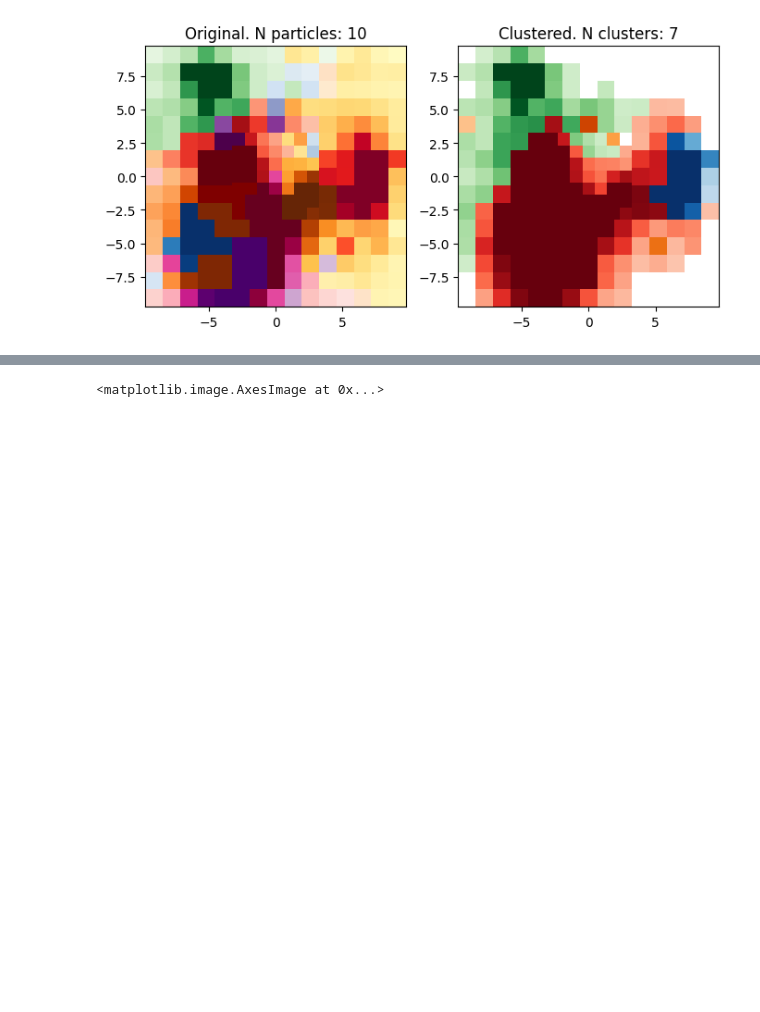
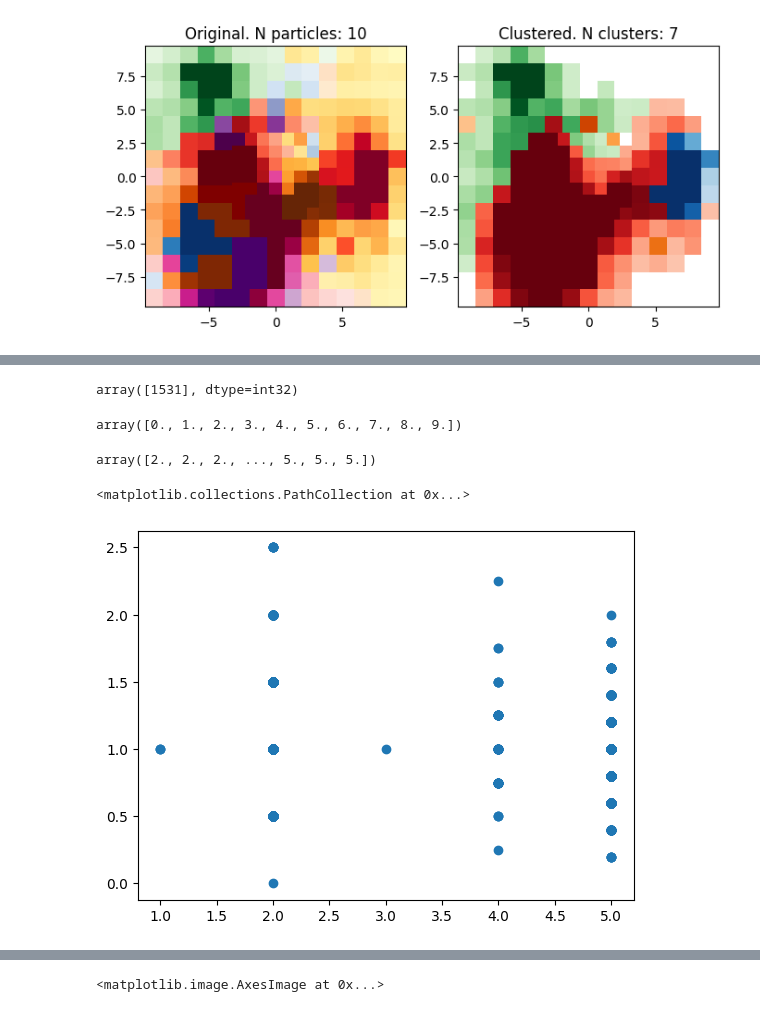
Before and after one commit to Bjartensen/python_focalh_clustering, a Jupyter notebook: notebooks/study.ipynb, the cells around one changed output, grey strips where cells are left out. Cells and saved outputs as stored; diff of their text form; code cells hidden in the pictures; blank space fills up the shorter version.

```diff
--- a/notebooks/study.ipynb
+++ b/notebooks/study.ipynb
@@ -21,7 +25,7 @@ from lib.metrics import count_clusters, count_labels
 # %% [markdown]
 # Study overview
 # %%
-study_file = "../studies/study_ma_25082025_160132.pkl"
+study_file = "studies/study_ma_25082025_160132.pkl"
 with open(study_file, "rb") as f:
     loaded_bundle = pickle.load(f)
 print(f"bundle: \n{loaded_bundle}")
@@ -43,10 +47,10 @@ par3: None
 # %% [markdown]
 # Evaluate studies
 # %%
-ma_study_file = "../studies/study_ma_24082025_133543.pkl"
+ma_study_file = "studies/study_ma_24082025_133543.pkl"
 
-cnn_study_file = "../studies/study_cnn_24082025_132142.pkl"
-cnn_model_file = "../studies/model_cnn_24082025_132142.pt"
+cnn_study_file = "studies/study_cnn_24082025_132142.pkl"
+cnn_model_file = "studies/model_cnn_24082025_132142.pt"
 # %%
 with open(ma_study_file, "rb") as f:
     loaded_bundle = pickle.load(f)
@@ -154,0 +161,14 @@ cluster_event(filename, entry, ma_study)
+# %%
+with open("analysis/data.yaml", "r") as file:
+    data_config = yaml.safe_load(file)
+with open(ma_study_file, "rb") as f:
+    loaded_bundle = pickle.load(f)
+ma_study = loaded_bundle
+ma_pars = ma_study["study"].best_params
+ma_cluster = ModifiedAggregationClusterer()
+adj, values, labels = ma_cluster.data(data_config["eval_test"])
+ma_tags = ma_cluster.cluster(ma_pars["seed"], ma_pars["agg"], adj, values)
+# %%
+score = compute_score(ma_tags, labels, values, "efficiency")
+count = compute_score(ma_tags, labels, values, "count_labels")
+idx = np.linspace(0,len(count)-1,len(count), dtype=np.int32)
@@ -154,0 +190,17 @@ cluster_event(filename, entry, ma_study)
+# %%
+idx[count==3]
+# %% [output]
+array([1531], dtype=int32)
+# %%
+np.linspace(0,9,10)
+# %% [output]
+array([0., 1., 2., 3., 4., 5., 6., 7., 8., 9.])
+# %%
+count
+# %% [output]
+array([2., 2., 2., ..., 5., 5., 5.])
+# %%
+plt.scatter(count, score)
+# %% [output]
+<matplotlib.collections.PathCollection at 0x...>
+[figure, added]
```
Also changed, not shown: parts of 12 cells of this notebook, 29 other files.
